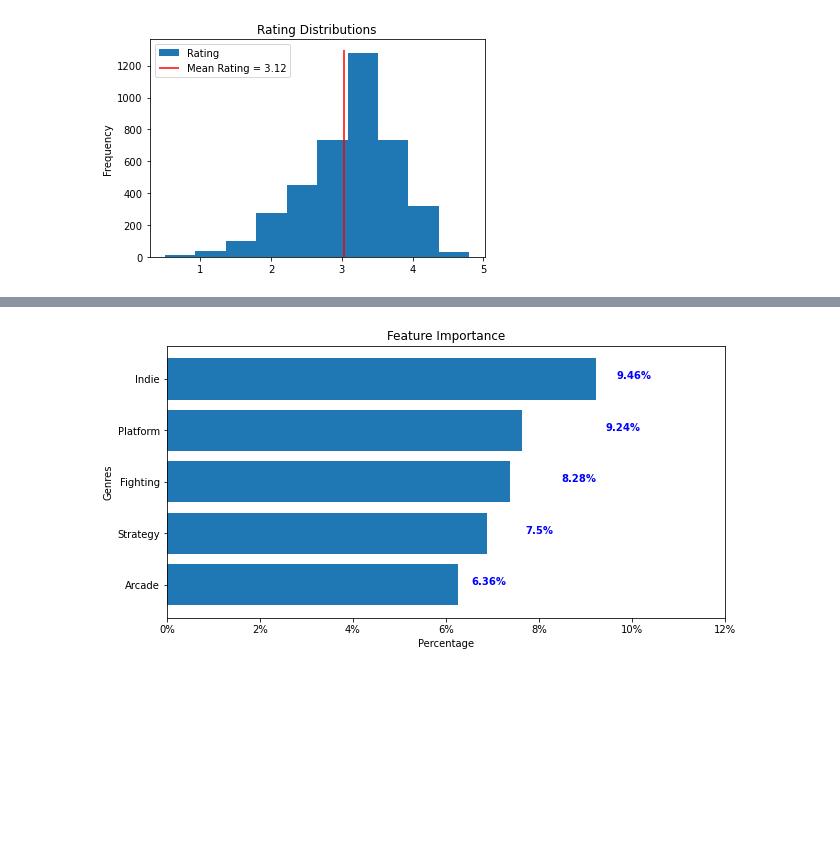
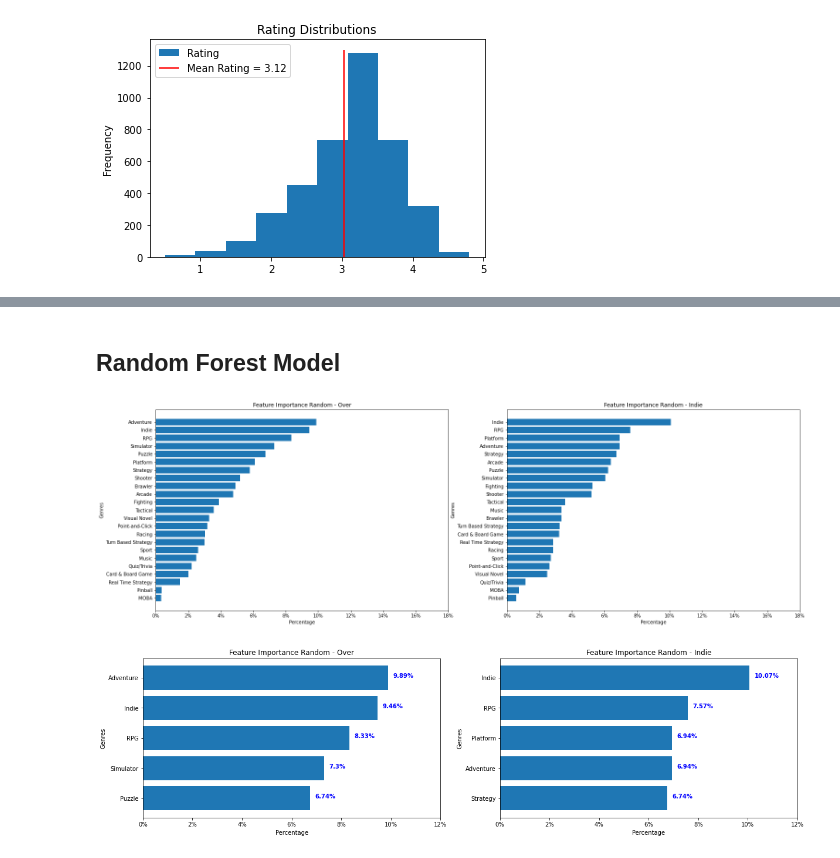
Before and after one commit to Tommyphung1/Predicting-Video-Games-Profit-with-Genres, a Jupyter notebook: Final_Notebook.ipynb, the cells around one changed output, grey strips where cells are left out. Cells and saved outputs as stored; diff of their text form; code cells hidden in the pictures; blank space fills up the shorter version.

```diff
--- a/Final_Notebook.ipynb
+++ b/Final_Notebook.ipynb
@@ -228,17 +271,73 @@ for i, v in enumerate(y_feat[18:24]):
+# %% [markdown]
+## Random Forest Model
+# %%
+random = RandomForestClassifier(random_state=10)
+random_2 = RandomForestClassifier(random_state=10)
+
+random.fit(X_train, y_train)
+random_2.fit(X_train_2, y_train_2)
+
+random_list = []
+for name, value in zip(random.feature_names_in_, random.feature_importances_):
+    random_list.append((name, round(value*100, 2)))
+random_list = sorted(random_list, key= lambda x: x[1])
+
+random_list_2 = []
+for name, value in zip(random_2.feature_names_in_, random_2.feature_importances_):
+    random_list_2.append((name, round(value*100, 2)))
+random_list_2 = sorted(random_list_2, key= lambda x: x[1])
+# %%
+fig, ax = plt.subplots(ncols= 2,figsize = (25,8))
+
+x_feat = [x[0] for x in random_list]
+y_feat = [x[1] for x in random_list]
+ax[0].barh(x_feat, y_feat)
+ax[0].set_title('Feature Importance Random - Over')
+xlabel = ['{}%'.format(x) for x in np.arange(0,20,2)]
+ax[0].set_xticks(np.arange(0,20,2));
+ax[0].set_xticklabels(xlabel);
+ax[0].set_ylabel('Genres');
+ax[0].set_xlabel('Percentage');
+
+x_feat_2 = [x[0] for x in random_list_2]
+y_feat_2 = [x[1] for x in random_list_2]
+ax[1].barh(x_feat_2, y_feat_2)
+ax[1].set_title('Feature Importance Random - Indie')
+xlabel = ['{}%'.format(x) for x in np.arange(0,20,2)]
+ax[1].set_xticks(np.arange(0,20,2));
+ax[1].set_xticklabels(xlabel);
+ax[1].set_ylabel('Genres');
+ax[1].set_xlabel('Percentage');
+# %% [output]
+[figure, added]
 # %%
-fig,ax = plt.subplots(figsize = (10, 5))
+fig,ax = plt.subplots(ncols= 2, figsize = (20, 5))
 
-x_feat_2 = [x[0] for x in feature_list_2]
-y_feat_2 = [x[1] for x in feature_list_2]
-ax.barh(x_feat_2[18:24], y_feat_2[18:24])
-ax.set_title('Feature Importance')
+x_feat = [x[0] for x in random_list]
+y_feat = [x[1] for x in random_list]
 xlabel = ['{}%'.format(x) for x in np.arange(0,14,2)]
-ax.set_xticks(np.arange(0,14,2));
-ax.set_xticklabels(xlabel);
-ax.set_ylabel('Genres');
-ax.set_xlabel('Percentage');
+ax[0].barh(x_feat[18:24], y_feat[18:24])
+ax[0].set_title('Feature Importance Random - Over')
+
+ax[0].set_xticks(np.arange(0,14,2));
+ax[0].set_xticklabels(xlabel);
+ax[0].set_ylabel('Genres');
+ax[0].set_xlabel('Percentage');
 
 for i, v in enumerate(y_feat[18:24]):
-    ax.text(v + .2, i, str(v) + '%', color='blue', fontweight='bold')
+    ax[0].text(v + .2, i, str(v) + '%', color='blue', fontweight='bold')
+
+
+x_feat_2 = [x[0] for x in random_list_2]
+y_feat_2 = [x[1] for x in random_list_2]
+ax[1].barh(x_feat_2[18:24], y_feat_2[18:24])
+ax[1].set_title('Feature Importance Random - Indie')
+ax[1].set_xticks(np.arange(0,14,2));
+ax[1].set_xticklabels(xlabel);
+ax[1].set_ylabel('Genres');
+ax[1].set_xlabel('Percentage');
+
+for i, v in enumerate(y_feat_2[18:24]):
+    ax[1].text(v + .2, i, str(v) + '%', color='blue', fontweight='bold')
 # %% [output]
-[figure, old version]
+[figure, new version]
```
Also changed, not shown: parts of 45 cells of this notebook, 2 other files.
